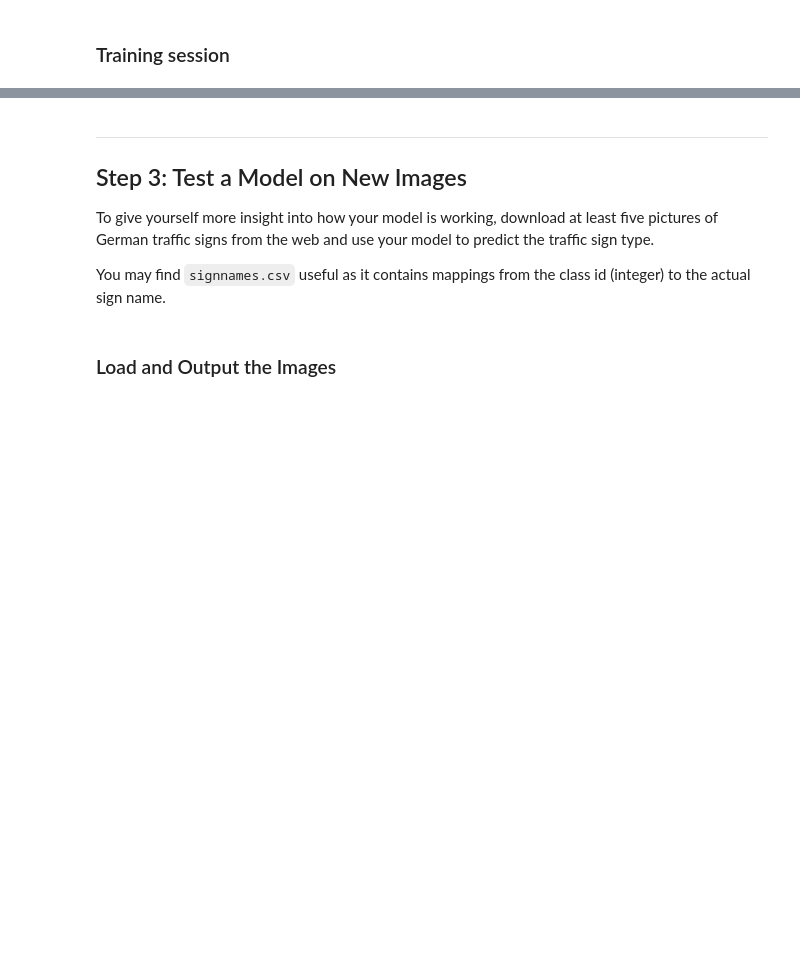
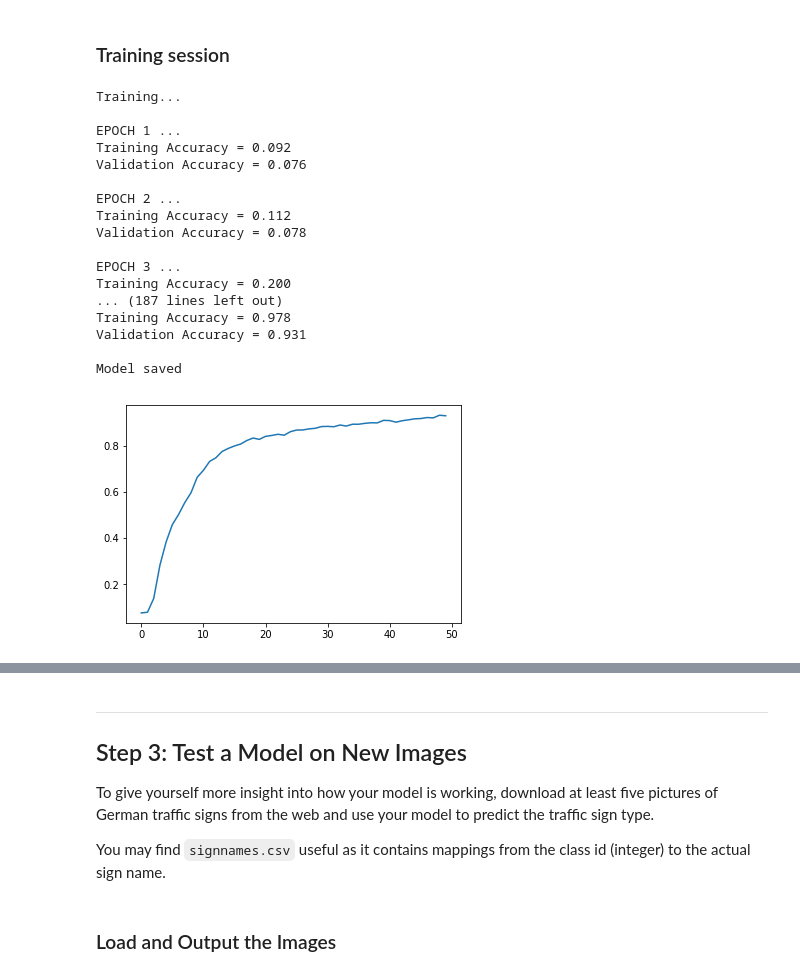
Before and after one commit to Shivam-Bhardwaj/TrafficSignDetector-TensorFlow, a Jupyter notebook: Traffic_Sign_Classifier.ipynb, the cells around one changed output, grey strips where cells are left out. Saved outputs shown, nothing was run; the diff lists cells and outputs as text; code cells hidden in the pictures; blank space fills up the shorter version.

```diff
--- a/Traffic_Sign_Classifier.ipynb
+++ b/Traffic_Sign_Classifier.ipynb
@@ -289,8 +289,8 @@ def LeNet_modified(x):
     sigma = 0.1
 
     # Layer 1: Convolutional. Input = 32x32x1. Output = 28x28x6.
-    conv1_W = tf.Variable(tf.truncated_normal(shape=(3, 3, 1, 8), mean = mu, stddev = sigma))
-    conv1_b = tf.Variable(tf.zeros(8))
+    conv1_W = tf.Variable(tf.truncated_normal(shape=(2, 2, 1, 10), mean = mu, stddev = sigma))
+    conv1_b = tf.Variable(tf.zeros(10))
     conv1   = tf.nn.conv2d(x, conv1_W, strides=[1, 1, 1, 1], padding='VALID') + conv1_b
 
     # Layer 1: Activation.
@@ -300,8 +300,8 @@ def LeNet_modified(x):
     conv1 = tf.nn.max_pool(conv1, ksize=[1, 2, 2, 1], strides=[1, 2, 2, 1], padding='VALID')
 
     # Layer 2: Convolutional. Output = 10x10x16.
-    conv2_W = tf.Variable(tf.truncated_normal(shape=(5, 5, 8, 16), mean = mu, stddev = sigma))
-    conv2_b = tf.Variable(tf.zeros(16))
+    conv2_W = tf.Variable(tf.truncated_normal(shape=(2, 2,10, 20), mean = mu, stddev = sigma))
+    conv2_b = tf.Variable(tf.zeros(20))
     conv2   = tf.nn.conv2d(conv1, conv2_W, strides=[1, 1, 1, 1], padding='VALID') + conv2_b
 
     # Layer 2: Activation.
@@ -315,8 +315,8 @@ def LeNet_modified(x):
     fc0   = tf.nn.dropout(fc0, keep_prob)
 
     # Layer 3: Fully Connected. Input = 400. Output = 120.
-    fc1_W = tf.Variable(tf.truncated_normal(shape=(400, 300), mean = mu, stddev = sigma))
-    fc1_b = tf.Variable(tf.zeros(300))
+    fc1_W = tf.Variable(tf.truncated_normal(shape=(980, 400), mean = mu, stddev = sigma))
+    fc1_b = tf.Variable(tf.zeros(400))
     fc1   = tf.matmul(fc0, fc1_W) + fc1_b
 
     # Layer 3: Activation.
@@ -325,8 +325,8 @@ def LeNet_modified(x):
 
 
     # Layer 4: Fully Connected. Input = 120. Output = 84.
-    fc2_W  = tf.Variable(tf.truncated_normal(shape=(300, 150), mean = mu, stddev = sigma))
-    fc2_b  = tf.Variable(tf.zeros(150))
+    fc2_W  = tf.Variable(tf.truncated_normal(shape=(400, 180), mean = mu, stddev = sigma))
+    fc2_b  = tf.Variable(tf.zeros(180))
     fc2    = tf.matmul(fc1, fc2_W) + fc2_b
 
     # Layer 4: Activation.
@@ -337,7 +337,7 @@ def LeNet_modified(x):
 
     # Layer 5: Fully Connected. Input = 150. Output = 80.
 
-    fc3_W  = tf.Variable(tf.truncated_normal(shape=(150, 80), mean = mu, stddev = sigma))
+    fc3_W  = tf.Variable(tf.truncated_normal(shape=(180, 80), mean = mu, stddev = sigma))
     fc3_b  = tf.Variable(tf.zeros(80))
     fc3    = tf.matmul(fc2, fc3_W) + fc3_b
 
@@ -387,7 +397,7 @@ print("Finished Preprocessing")
 ### Training session
 # %%
 EPOCHS = 50
-BATCH_SIZE = 512
+BATCH_SIZE = 1024
 DROPOUT = 0.5
 
 
@@ -395,33 +405,52 @@ with tf.Session() as sess:
     sess.run(tf.global_variables_initializer())
     num_examples = len(X_train)
 
     print("Training...")
     print()
     validation_accuracies = []
 
     for i in range(EPOCHS):
         X_train, X_train_preProcessed, y_train = shuffle(X_train, X_train_preProcessed, y_train)
         for offset in range(0, num_examples, BATCH_SIZE):
             end = offset + BATCH_SIZE
             batch_x, batch_y = X_train_preProcessed[offset:end], y_train[offset:end]
             sess.run(training_operation, feed_dict={x: batch_x, y: batch_y, keep_prob: DROPOUT})
 
         training_accuracy = evaluate(X_train_preProcessed, y_train)
         validation_accuracy = evaluate(X_valid_preProcessed, y_valid)
 
         print("EPOCH {} ...".format(i+1))
         print("Training Accuracy = {:.3f}".format(training_accuracy))
         print("Validation Accuracy = {:.3f}".format(validation_accuracy))
         print()
         validation_accuracies.append(validation_accuracy)
 
     saver.save(sess, './lenet')
 
     # show learning statistics
     plt.plot(range(EPOCHS),validation_accuracies)
     plt.show
 
     print("Model saved")
+# %% [output]
+Training...
+
+EPOCH 1 ...
+Training Accuracy = 0.092
+Validation Accuracy = 0.076
+
+EPOCH 2 ...
+Training Accuracy = 0.112
+Validation Accuracy = 0.078
+
+EPOCH 3 ...
+Training Accuracy = 0.200
+... (187 lines left out)
+Training Accuracy = 0.978
+Validation Accuracy = 0.931
+
+Model saved
+[figure, added]
 # %%
 with tf.Session() as sess:
     saver.restore(sess, tf.train.latest_checkpoint('.'))
```
Also changed, not shown: parts of 14 cells of this notebook, 16 other files.
